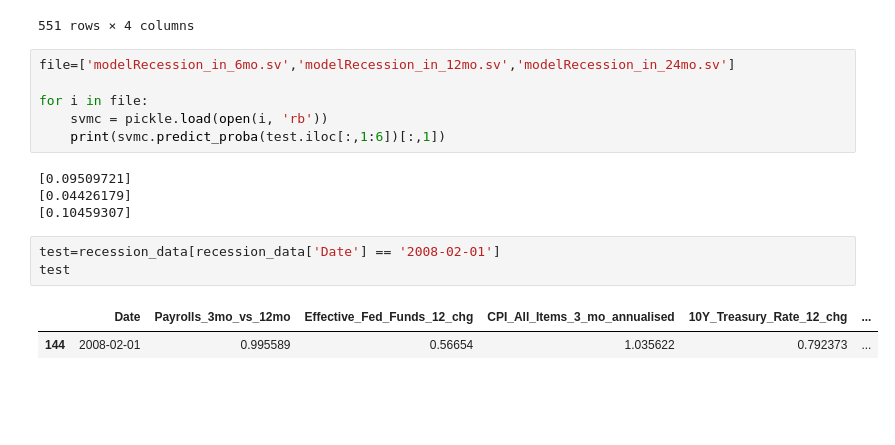
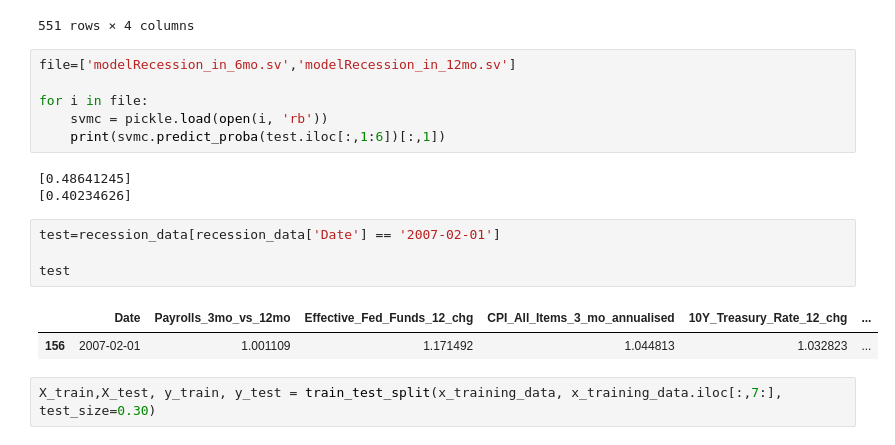
Before and after one commit to sebinsunny/US-Recession-Predictor, a Jupyter notebook: src/Models/svm.ipynb, the cells around one changed output. Saved outputs shown, nothing was run; the diff lists cells and outputs as text; blank space fills up the shorter version.

Commit message:
completed the prediction of recession using svm, updated the dataframe with last month data, added prediction graph visualised.

```diff
--- a/src/Models/svm.ipynb
+++ b/src/Models/svm.ipynb
@@ -198,18 +209,20 @@ past_predict.append(predicted_probability)
 | 24 | 0.410883 | 0.187685 | 0.103245 | 2020-02-01 |
 551 rows × 4 columns
 # %%
-file=['modelRecession_in_6mo.sv','modelRecession_in_12mo.sv','modelRecession_in_24mo.sv']
+file=['modelRecession_in_6mo.sv','modelRecession_in_12mo.sv']
 
 for i in file:
     svmc = pickle.load(open(i, 'rb'))
     print(svmc.predict_proba(test.iloc[:,1:6])[:,1])
 # %% [output]
-[0.09509721]
-[0.04426179]
-[0.10459307]
+[0.48641245]
+[0.40234626]
 # %%
-test=recession_data[recession_data['Date'] == '2008-02-01']
+test=recession_data[recession_data['Date'] == '2007-02-01']
+
 test
 # %% [output]
 |  | Date | Payrolls_3mo_vs_12mo | Effective_Fed_Funds_12_chg | CPI_All_Items_3_mo_annualised | 10Y_Treasury_Rate_12_chg | ... |
-| 144 | 2008-02-01 | 0.995589 | 0.56654 | 1.035622 | 0.792373 | ... |
+| 156 | 2007-02-01 | 1.001109 | 1.171492 | 1.044813 | 1.032823 | ... |
+# %%
+X_train,X_test, y_train, y_test = train_test_split(x_training_data, x_training_data.iloc[:,7:], test_size=0.30)
```
Also changed, not shown: parts of 9 cells of this notebook, 17 other files.
